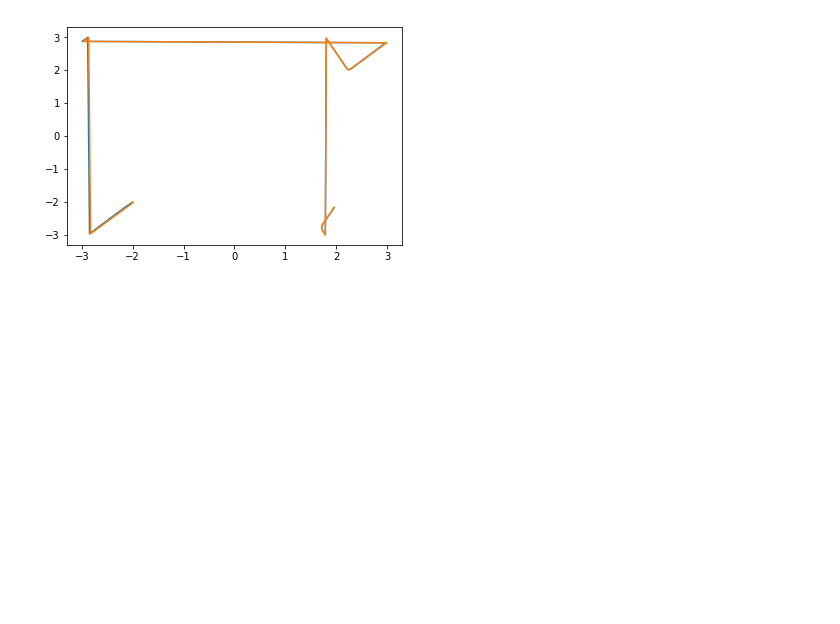
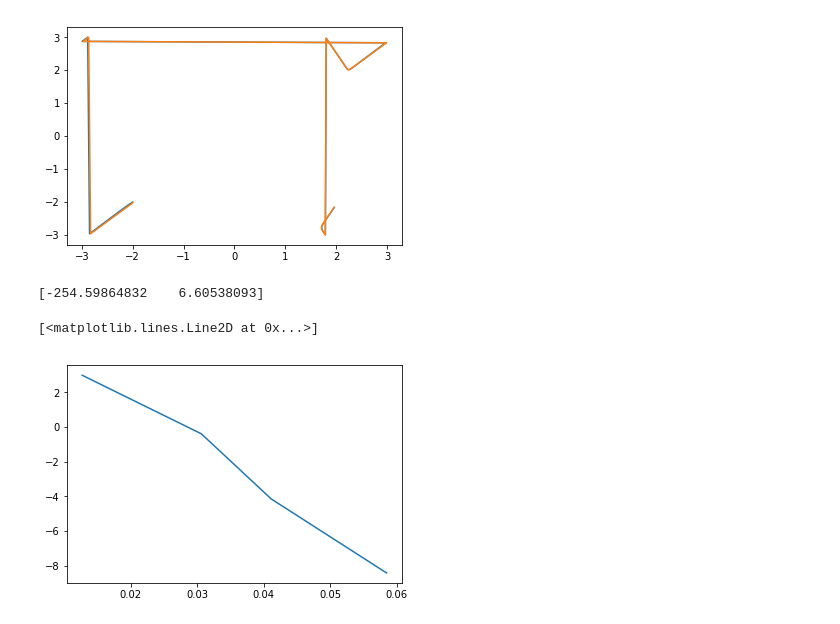
Before and after one commit to TeamOverkill/md, a Jupyter notebook: Untitled.ipynb, the cells around one changed output. Saved outputs shown, nothing was run; the diff lists cells and outputs as text; code cells hidden in the pictures; blank space fills up the shorter version.

```diff
--- a/Untitled.ipynb
+++ b/Untitled.ipynb
@@ -19,3 +24,14 @@ plt.plot(backward[1], backward[2])
 # %% [output]
 [<matplotlib.lines.Line2D at 0x...>]
 [figure]
+# %%
+y = [2.2e-4, 0.0157, 0.673, 19.75]
+x = [1 / 17.10, 1 / 24.3, 1 / 32.63, 1 / 78.54]
+y = np.log(y)
+z = np.polyfit(x, y, 1)
+print(z)
+plt.plot(x, y)
+# %% [output]
+[-254.59864832    6.60538093]
+[<matplotlib.lines.Line2D at 0x...>]
+[figure, added]
```
Also changed, not shown: parts of 4 cells of this notebook, 7 other files.
